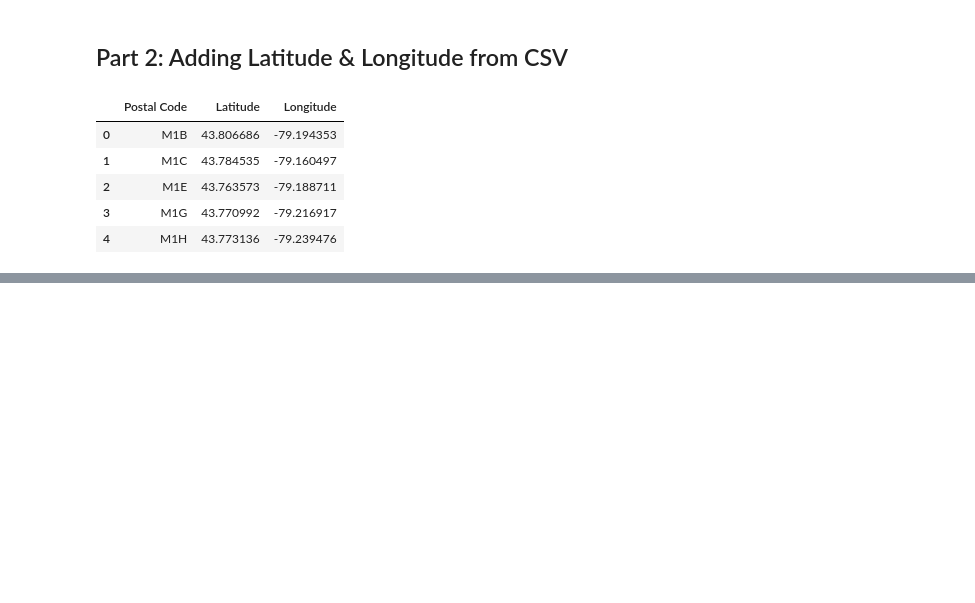
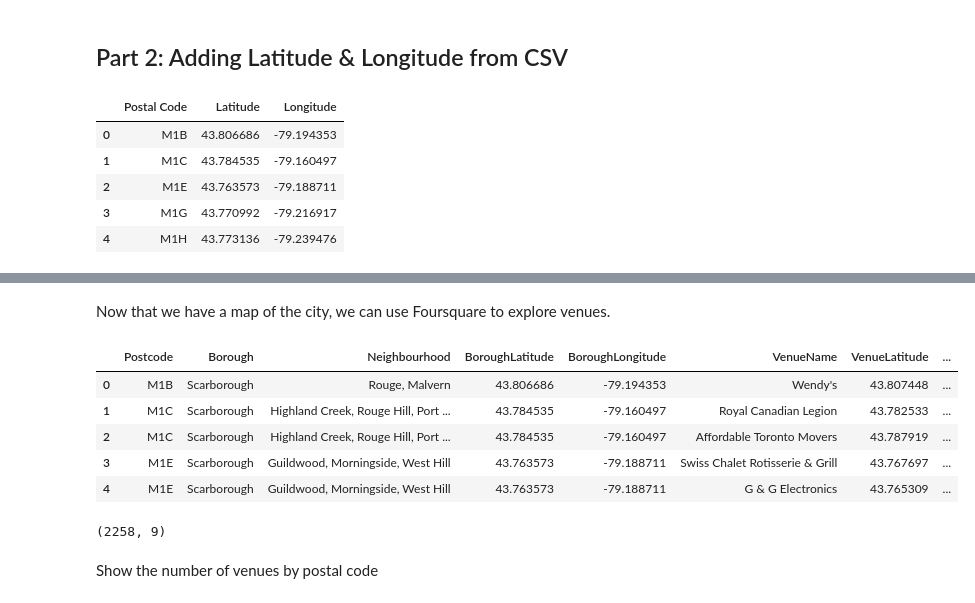
Before and after one commit to jordan-pierre/Coursera_Capstone, a Jupyter notebook: segmenting+clustering-in-toronto.ipynb, the cells around one changed output, grey strips where cells are left out. Saved outputs shown, nothing was run; the diff lists cells and outputs as text; code cells hidden in the pictures; blank space fills up the shorter version.

```diff
--- a/segmenting+clustering-in-toronto.ipynb
+++ b/segmenting+clustering-in-toronto.ipynb
@@ -126,0 +121,8 @@ cleansed_coord_df.head()
+# %%
+# Get the coordinates for the City of Toronto (for folium)
+address = "Toronto"
+geolocator = Nominatim(user_agent="toronto")
+location = geolocator.geocode(address)
+latitude = location.latitude
+longitude = location.longitude
+print('The coordinates for the City of Toronto are {}, {}.'.format(latitude, longitude))
@@ -126,0 +153,53 @@ cleansed_coord_df.head()
+# %% [markdown]
+Now that we have a map of the city, we can use Foursquare to explore venues.
+# %%
+# Provide API Keys for connection
+CLIENT_ID = "2Q2AQSZBXD1TK0EA5SGGOYPSSP2Q2IGHLDFY4YSZ0UL0EIDS"
+CLIENT_SECRET_KEY= "OQUJ0TNNX1MSNBTPZWGHJIL20DMH1WVLFC2Y1FGFOSYA154A"
+VERSION = "20180604" # Older API Version
+LIMIT = 100
+radius = 500
+# %%
+# Make a list to store the venues (to convert to df later)
+venues_list = []
+
+# Loop thru the cleansed coordinate dataframe, get the venues in them, then get the coordinates and categories of venues
+for lat, long, post, borough, neighbourhood in zip(cleansed_coord_df['Latitude'], cleansed_coord_df['Longitude'], cleansed_coord_df['Postcode'], cleansed_coord_df['Borough'], cleansed_coord_df['Neighbourhood']):
+    url = "https://api.foursquare.com/v2/venues/explore?client_id={}&client_secret={}&v={}&ll={},{}&radius={}&limit={}".format(
+        CLIENT_ID,
+        CLIENT_SECRET_KEY,
+        VERSION,
+        lat,
+        long,
+        radius,
+        LIMIT)
+    results = requests.get(url).json()['response']['groups'][0]['items']
+    for venue in results:
+        venues_list.append((post,
+                            borough,
+                            neighbourhood,
+                            lat,
+                            long,
+                            venue['venue']['name'],
+                            venue['venue']['location']['lat'],
+                            venue['venue']['location']['lng'],
+                            venue['venue']['categories'][0]['name']))
+# %%
+# Convert the venues list to a dataframe and rename columns
+venues_df = pd.DataFrame(venues_list)
+venues_df.columns = ['Postcode', 'Borough', 'Neighbourhood', 'BoroughLatitude', 'BoroughLongitude', 'VenueName', 'VenueLatitude', 'VenueLongitude', 'VenueCategory']
+venues_df.head()
+# %% [output]
+|  | Postcode | Borough | Neighbourhood | BoroughLatitude | BoroughLongitude | VenueName | VenueLatitude | ... |
+| 0 | M1B | Scarborough | Rouge, Malvern | 43.806686 | -79.194353 | Wendy's | 43.807448 | ... |
+| 1 | M1C | Scarborough | Highland Creek, Rouge Hill, Port ... | 43.784535 | -79.160497 | Royal Canadian Legion | 43.782533 | ... |
+| 2 | M1C | Scarborough | Highland Creek, Rouge Hill, Port ... | 43.784535 | -79.160497 | Affordable Toronto Movers | 43.787919 | ... |
+| 3 | M1E | Scarborough | Guildwood, Morningside, West Hill | 43.763573 | -79.188711 | Swiss Chalet Rotisserie & Grill | 43.767697 | ... |
+| 4 | M1E | Scarborough | Guildwood, Morningside, West Hill | 43.763573 | -79.188711 | G & G Electronics | 43.765309 | ... |
+# %%
+# Check the number of venues
+venues_df.shape
+# %% [output]
+(2258, 9)
+# %% [markdown]
+Show the number of venues by postal code
```
Also changed, not shown: parts of 14 cells of this notebook.
